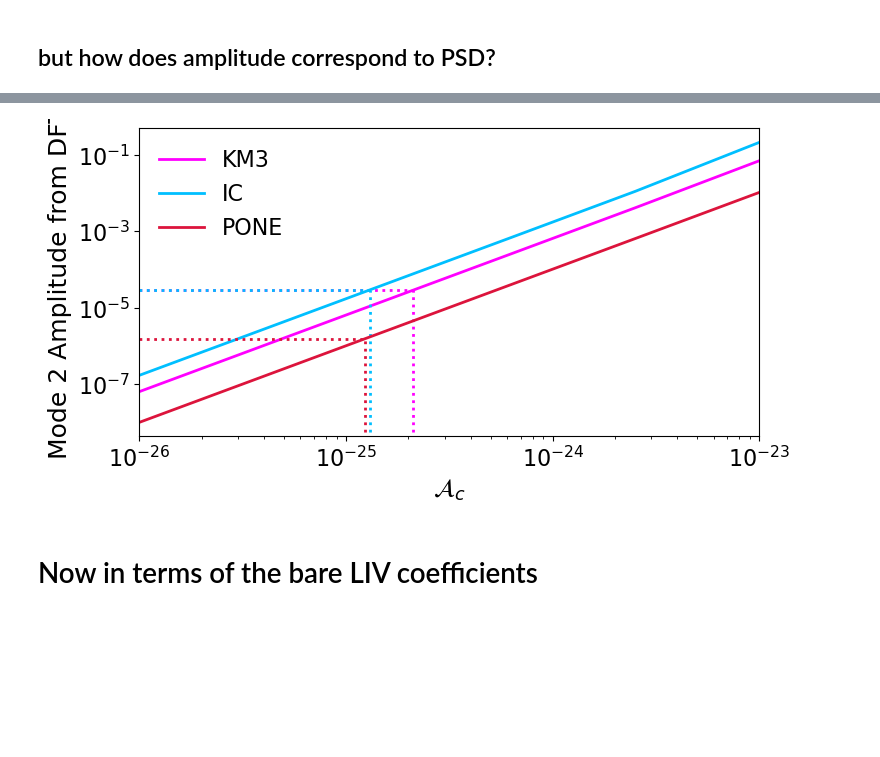
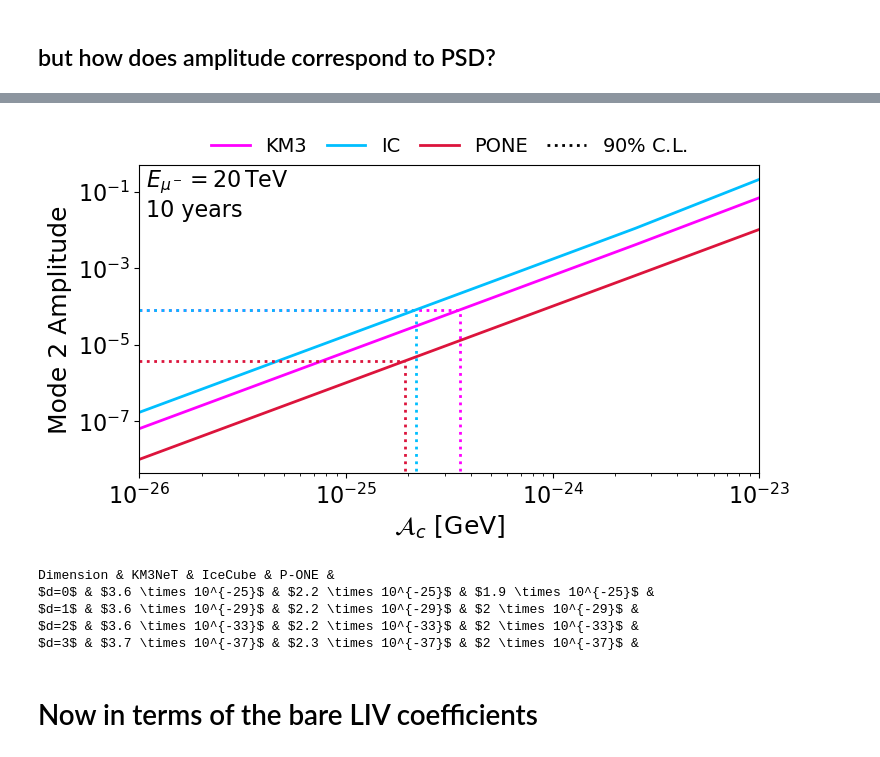
Before and after one commit to nickkamp1/NuTelescopeMuCollider, a Jupyter notebook: LorentzViolationSidereal_Analysis.ipynb, the cells around one changed output, grey strips where cells are left out. Saved outputs shown, nothing was run; the diff lists cells and outputs as text; code cells hidden in the pictures; blank space fills up the shorter version.

Commit message:
Finalize LV sidereal study, change flux parameters to match text

```diff
--- a/LorentzViolationSidereal_Analysis.ipynb
+++ b/LorentzViolationSidereal_Analysis.ipynb
@@ -1,6 +1,11 @@
 # %%
 %load_ext autoreload
 %autoreload 2
+# %%
+# important global variables
+nYears = 10
+throughgoing_factor = 1 # don't consider it
+wobbling_factor = 1 # 1 / 0.01 # no wobble!
 # %%
 import numpy as np
 import matplotlib.pyplot as plt
@@ -52,11 +103,14 @@ def perform_integration(experiment):
 # %%
-nYears = 10
-throughgoing_factor = 3
-straight_section_factor = 100 / 0.3 # 100 m v.s. 0.3 m
+
 
 nEvents_dict = {"IC":perform_integration("IC")*nYears*throughgoing_factor,
                 "KM3":perform_integration("KM3")*nYears*throughgoing_factor,
-                "PONE":perform_integration("PONE")*nYears*throughgoing_factor*straight_section_factor}
+                "PONE":perform_integration("PONE")*nYears*throughgoing_factor}
+avg_energy_dict = {"IC":average_energy("IC"),
+                   "KM3":average_energy("KM3"),
+                   "PONE":average_energy("PONE")}
+for k,v in nEvents_dict.items():
+    print(k,"%1.1f Hz"%(v/(nYears*S2YR)))
 nTrials = int(1e5)
 highest_mode = 5
 nBins = int(2**highest_mode)+1
@@ -150,24 +204,49 @@ for exp in experiment_list:
 # %%
 Ac_upper_limit = {}
 for exp in experiment_list:
-    Ac_interp = interp1d(np.log10(mode2_amps[exp]),np.log10(Ac_list))
-    amp_upper_limit = exp_sensitivities[(exp,2)][0.9]
-    Ac_upper_limit[exp] = 10**Ac_interp(np.log10(amp_upper_limit))
     plt.plot(Ac_list,mode2_amps[exp],label=exp,color=color_list[exp])
-    plt.plot([Ac_list[0],Ac_upper_limit[exp]],
-             [amp_upper_limit,amp_upper_limit],
-             color=color_list[exp],ls=":")
-    plt.plot([Ac_upper_limit[exp],Ac_upper_limit[exp]],
-             [0,amp_upper_limit],
-             color=color_list[exp],ls=":")
-plt.xlabel(r"$\mathcal{A}_c$")
-plt.ylabel("Mode 2 Amplitude from DFT")
+    for quantile in sensitivity_quantiles:
+        Ac_interp = interp1d(np.log10(mode2_amps[exp]),np.log10(Ac_list))
+        amp_upper_limit = exp_sensitivities[(exp,2)][quantile]
+        Ac_upper_limit[(exp,quantile)] = 10**Ac_interp(np.log10(amp_upper_limit))
+        if quantile == sensitivity_quantiles[-1]:
+            plt.plot([Ac_list[0],Ac_upper_limit[(exp,quantile)]],
+                     [amp_upper_limit,amp_upper_limit],
+                     color=color_list[exp],ls=":")
+            plt.plot([Ac_upper_limit[(exp,quantile)],Ac_upper_limit[(exp,quantile)]],
+                     [0,amp_upper_limit],
+                     color=color_list[exp],ls=":")
+plt.xlabel(r"$\mathcal{A}_c~[{\rm GeV}]$")
+plt.ylabel("Mode 2 Amplitude")
 plt.loglog()
-plt.legend()
 plt.xlim(Ac_list[0],Ac_list[-1])
+plt.text(.01, .99, r"$E_{\mu^-} = %d\,{\rm TeV}$"%(Emuon/1e3), ha='left', va='top', transform=plt.gca().transAxes,fontsize=16)
+if nYears==1: plt.text(.01, .89, r"%d year"%(nYears), ha='left', va='top', transform=plt.gca().transAxes,fontsize=16)
+else: plt.text(.01, .89, r"%d years"%(nYears), ha='left', va='top', transform=plt.gca().transAxes,fontsize=16)
+plt.plot([],[],ls=":",label=r"$90\%$ C.L.",color="black")
+plt.legend(ncol=5, fontsize=14, columnspacing=1, frameon=False,
+           loc='upper center', bbox_to_anchor=(0.5, 1.15))
+plt.savefig("figures/%dTeV/Ac_sensitivity.pdf"%(Emuon/1e3),dpi=100,bbox_inches='tight')
 plt.show()
 # %% [output]
-[figure, old version]
+[figure, new version]
+# %%
+print("Dimension",end=" & ")
+for exp in experiment_list:
+    print(experiment_names[exp],end=" & ")
+print("")
+for dim in range(4):
+    print("$d=%d$"%dim,end=" & ")
+    for exp in experiment_list:
+        Ac_limit = Ac_upper_limit[(exp,sensitivity_quantiles[-1])] / avg_energy_dict[exp]**dim
+        print("$%s$"%latex_float(Ac_limit),end=" & ")
+    print("")
+# %% [output]
+Dimension & KM3NeT & IceCube & P-ONE &
+$d=0$ & $3.6 \times 10^{-25}$ & $2.2 \times 10^{-25}$ & $1.9 \times 10^{-25}$ &
+$d=1$ & $3.6 \times 10^{-29}$ & $2.2 \times 10^{-29}$ & $2 \times 10^{-29}$ &
+$d=2$ & $3.6 \times 10^{-33}$ & $2.2 \times 10^{-33}$ & $2 \times 10^{-33}$ &
+$d=3$ & $3.7 \times 10^{-37}$ & $2.3 \times 10^{-37}$ & $2 \times 10^{-37}$ &
 # %% [markdown]
 # Now in terms of the bare LIV coefficients
 # %%
```
Also changed, not shown: parts of 11 cells of this notebook, 38 other files.
